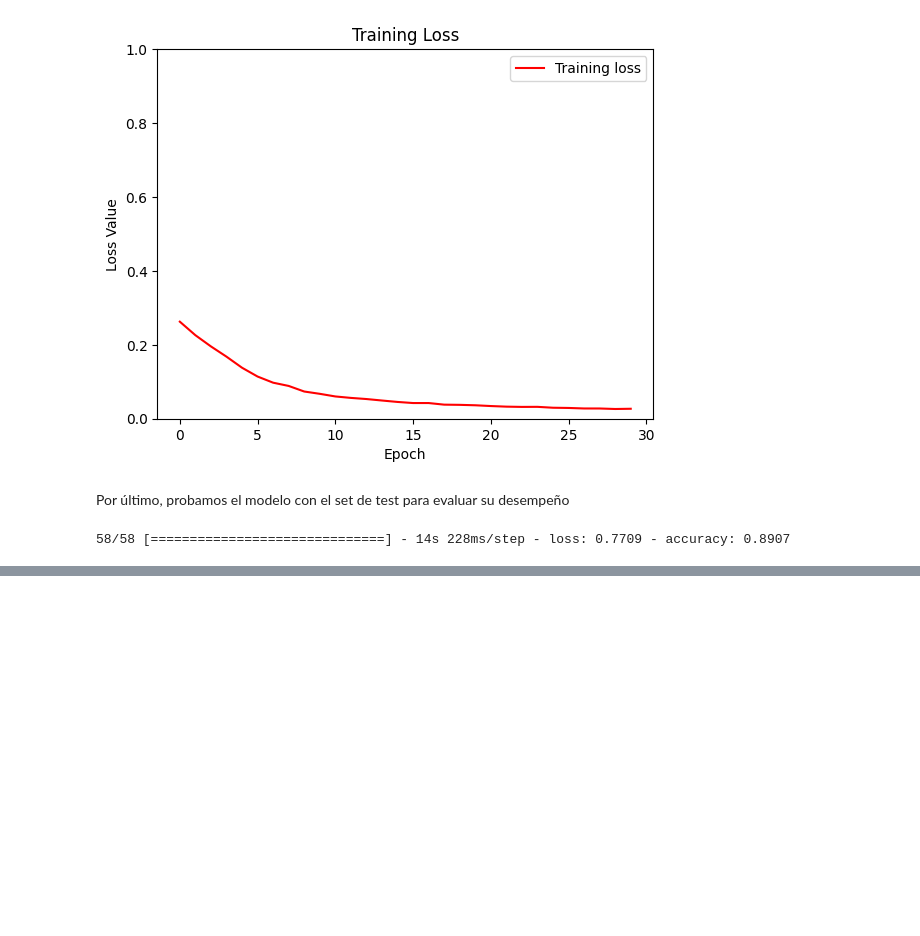
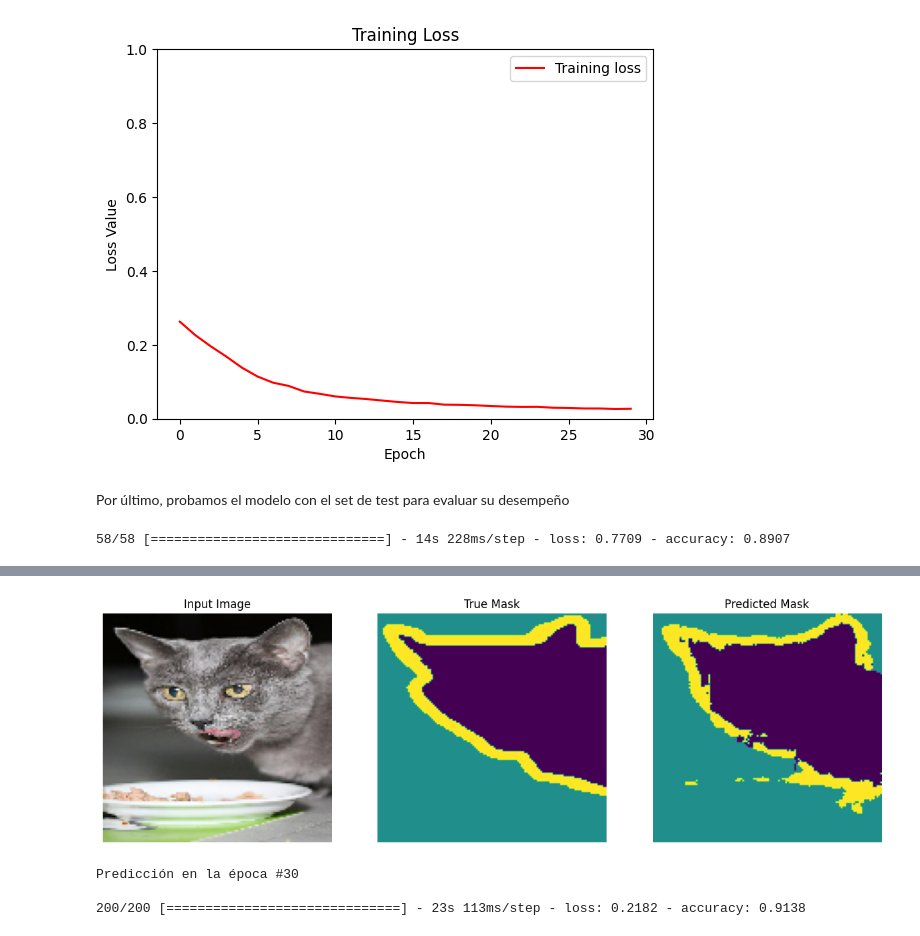
Before and after one commit to Cutberto/IAModulo2, a Jupyter notebook: image_segmentation/image_segmentation_cutberto.ipynb, the cells around one changed output, grey strips where cells are left out. Saved outputs shown, nothing was run; the diff lists cells and outputs as text; code cells hidden in the pictures; blank space fills up the shorter version.

```diff
--- a/image_segmentation/image_segmentation_cutberto.ipynb
+++ b/image_segmentation/image_segmentation_cutberto.ipynb
@@ -280,0 +373,42 @@ Vemos que el accuracy en train
+# %%
+def unet_model(output_channels:int):
+  inputs = tf.keras.layers.Input(shape=[128, 128, 3])
+
+  # Downsampling, aqui se recupera MobileNet
+  skips = down_stack(inputs)
+  x = skips[-1]
+  skips = reversed(skips[:-1])
+
+  # Upsampling y skip connections
+  for up, skip in zip(up_stack, skips):
+    x = up(x)
+    concat = tf.keras.layers.Concatenate()
+    x = concat([x, skip])
+
+  # Capa final del modelo
+  last = tf.keras.layers.Conv2DTranspose(
+      filters=output_channels, kernel_size=3, strides=2,
+      padding='same')  #64x64 -> 128x128
+
+  x = last(x)
+
+  return tf.keras.Model(inputs=inputs, outputs=x)
+# %%
+from tensorflow.keras import optimizers
+
+OUTPUT_CLASSES = 3
+
+model = unet_model(output_channels=OUTPUT_CLASSES)
+model.compile(	optimizer=optimizers.RMSprop(learning_rate=2e-5),
+
+              loss=tf.keras.losses.SparseCategoricalCrossentropy(from_logits=True),
+              metrics=['accuracy'])
+# %%
+#Entrenamiento del modelo
+EPOCHS = 30
+BUFFER_SIZE = 1000
+
+model_history = model.fit(train_batches, epochs=EPOCHS,
+                          steps_per_epoch=200,
+                          callbacks=[DisplayCallback()])
+# %% [output]
@@ -280,0 +416,4 @@ Vemos que el accuracy en train
+[figure, added]
+Predicción en la época #30
+
+200/200 [==============================] - 23s 113ms/step - loss: 0.2182 - accuracy: 0.9138
```
Also changed, not shown: parts of 21 cells of this notebook.
